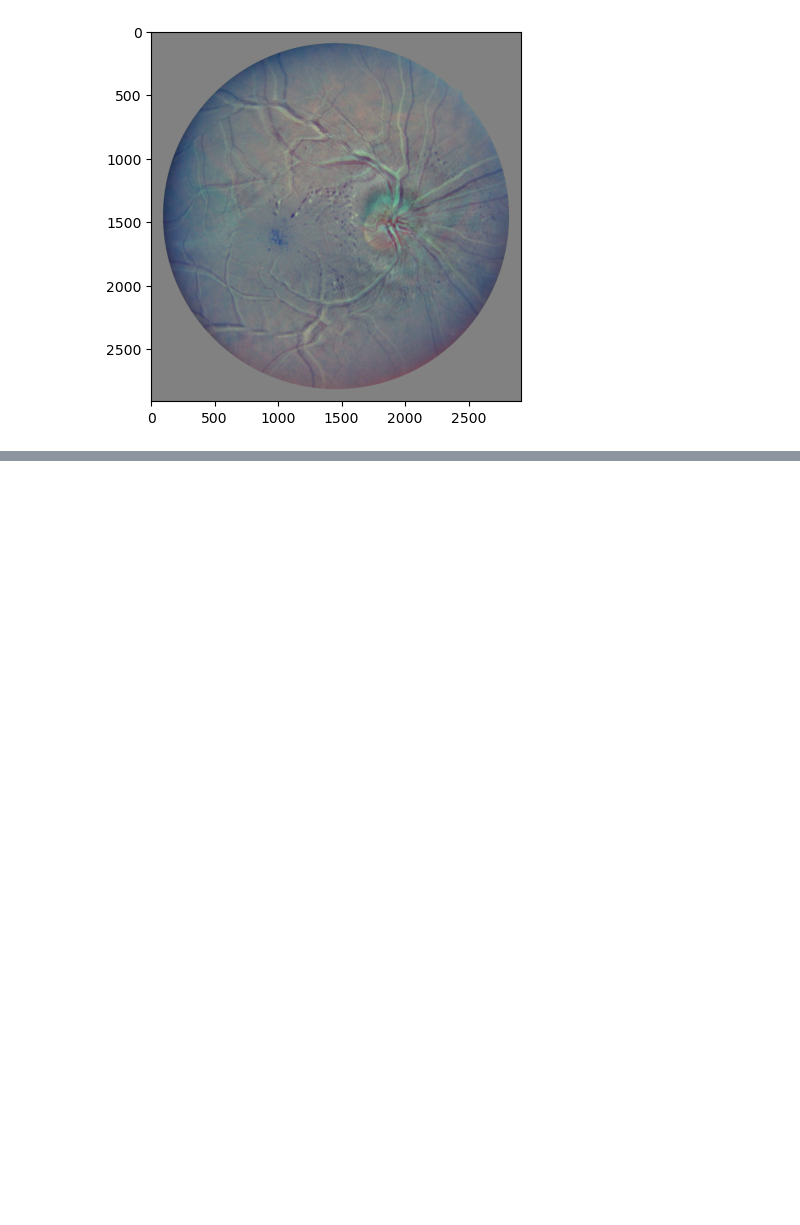
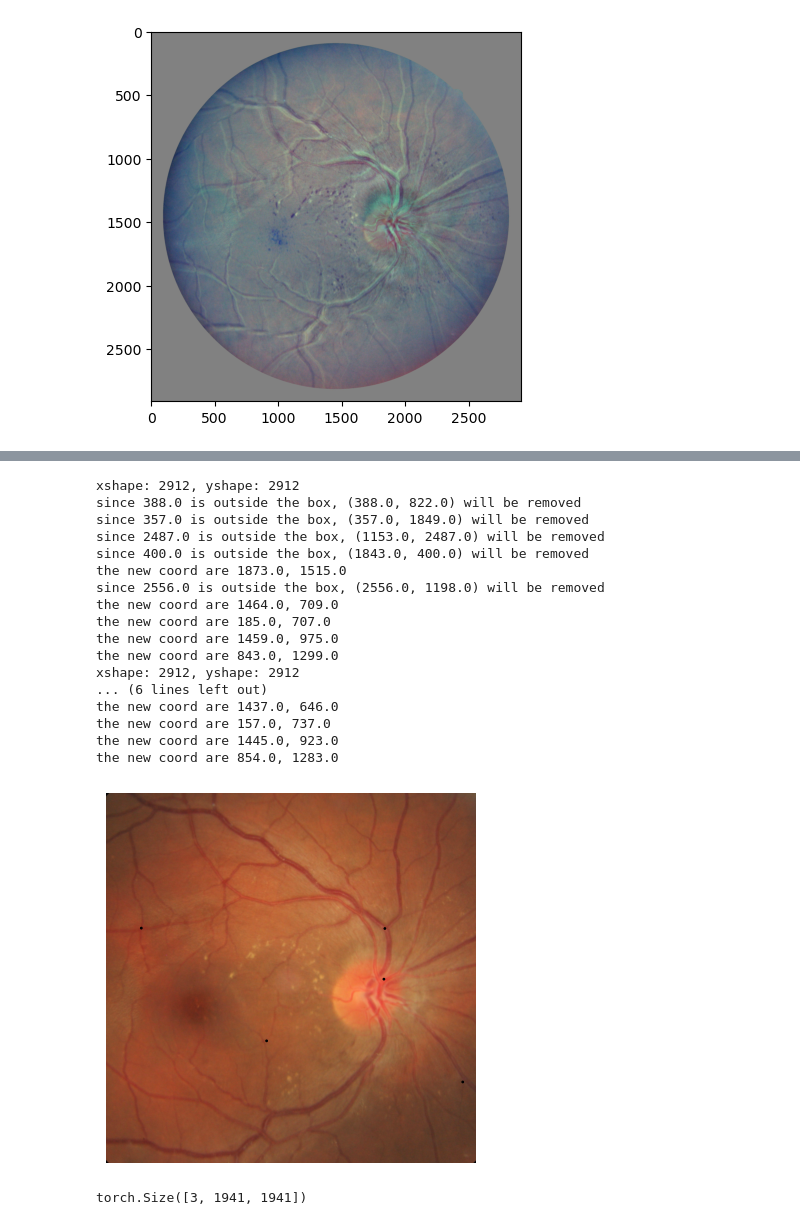
Before and after one commit to MICCIOSLAYER/ImRegODE, a Jupyter notebook: Main_Folder/Main_Code/notebook.ipynb, the cells around one changed output, grey strips where cells are left out. Cells and saved outputs as stored; diff of their text form; code cells hidden in the pictures; blank space fills up the shorter version.

```diff
--- a/Main_Folder/Main_Code/notebook.ipynb
+++ b/Main_Folder/Main_Code/notebook.ipynb
@@ -7,6 +7,7 @@ S_FOLDER= 'Super_Resolution'
 P_FOLDER = 'Mosaicing'
 TEST_FOLDER= 'Test'
 REFERENCE_FOLDER= 'Reference'
+IMAGE_FOLDER = 'ImgRes'
 NUM_WORKERS =  0 # os.cpu_count() # to define the num of subprocesses to use for dataloader
 FIXED = '_1'
 MOVING = '_2'
@@ -14,6 +15,7 @@ LOWEDGE_BOX = 1.5/9.0
 HIGHEDGE_BOX = 7.5/9.0
 BATCH_SIZE = 1
 N_NEURONS = 100
+ORIGINAL_SHAPE = (2912, 2912)
 # %%
 from pathlib import Path
 from tqdm.auto import tqdm
@@ -1124,0 +1168,39 @@ WindowsPath('c:/Users/gioco/Desktop/GITHUB_MAIN_FOLDER/ImRegODE/Main_Folder/Modu
+# %%
+#non tutti i punti sono papabili, pertanto bisogna tolgiere quelli che sono out of the box: (1.5/9. - 7.5/9) * shape image
+xshape, yshape = ORIGINAL_SHAPE
+test_points, reference_points
+def remove_coord_outside_box(coords : list[list[float]],
+                            original_shape : tuple[int] = ORIGINAL_SHAPE,
+                            upper_edge: float = 7.5/9.,
+                            lower_edge: float = 1.5/9.,
+                            )-> list[list[float]]:
+    '''
+    remove the coordinates that are outside the box of the image
+    '''
+    xshape, yshape = original_shape
+    print(f'xshape: {xshape}, yshape: {yshape}')
+    modified_coords = []
+    xlimit, ylimit = int(xshape*upper_edge), int(yshape*upper_edge)
+    xbase, ybase = int(xshape*lower_edge), int(yshape*lower_edge)
+
+    for coord in coords:
+        x_coord , y_coord = coord
+        if x_coord not in range(xbase, xlimit +1):
+            print(f'since {x_coord} is outside the box, {x_coord, y_coord} will be removed') # logging
+            continue
+        elif y_coord not in range(ybase, ylimit +1):
+            print(f'since {y_coord} is outside the box, {x_coord, y_coord} will be removed') #logging
+            continue
+        else:
+            x_coord -= xbase
+            y_coord -= ybase
+            print(f'the new coord are {x_coord}, {y_coord}')#logging
+            coord = (x_coord, y_coord)
+            modified_coords.append(coord)
+
+    return modified_coords
+
+
+# if just one of the value in the coords is outside the box of the image, it should be removed
+# then remove from both x and y coords the min value of  1.5/9.*shape[0] to reassest the coords in the visualization
+# remember to pack two tuple of coords in the list to get the evaluation, just after the crop and before it.
@@ -1124,0 +1211,27 @@ WindowsPath('c:/Users/gioco/Desktop/GITHUB_MAIN_FOLDER/ImRegODE/Main_Folder/Modu
+# %%
+cropped_test_points = remove_coord_outside_box(test_points)
+cropped_reference_points = remove_coord_outside_box(reference_points)
+show_image_and_reference_points(s=0, coordinates=cropped_test_points, image=Js, title='Js_and_cropped_test_points')
+# %% [output]
+xshape: 2912, yshape: 2912
+since 388.0 is outside the box, (388.0, 822.0) will be removed
+since 357.0 is outside the box, (357.0, 1849.0) will be removed
+since 2487.0 is outside the box, (1153.0, 2487.0) will be removed
+since 400.0 is outside the box, (1843.0, 400.0) will be removed
+the new coord are 1873.0, 1515.0
+since 2556.0 is outside the box, (2556.0, 1198.0) will be removed
+the new coord are 1464.0, 709.0
+the new coord are 185.0, 707.0
+the new coord are 1459.0, 975.0
+the new coord are 843.0, 1299.0
+xshape: 2912, yshape: 2912
+... (6 lines left out)
+the new coord are 1437.0, 646.0
+the new coord are 157.0, 737.0
+the new coord are 1445.0, 923.0
+the new coord are 854.0, 1283.0
+[figure, added]
+# %%
+Js.shape
+# %% [output]
+torch.Size([3, 1941, 1941])
```
Also changed, not shown: parts of 32 cells of this notebook.
